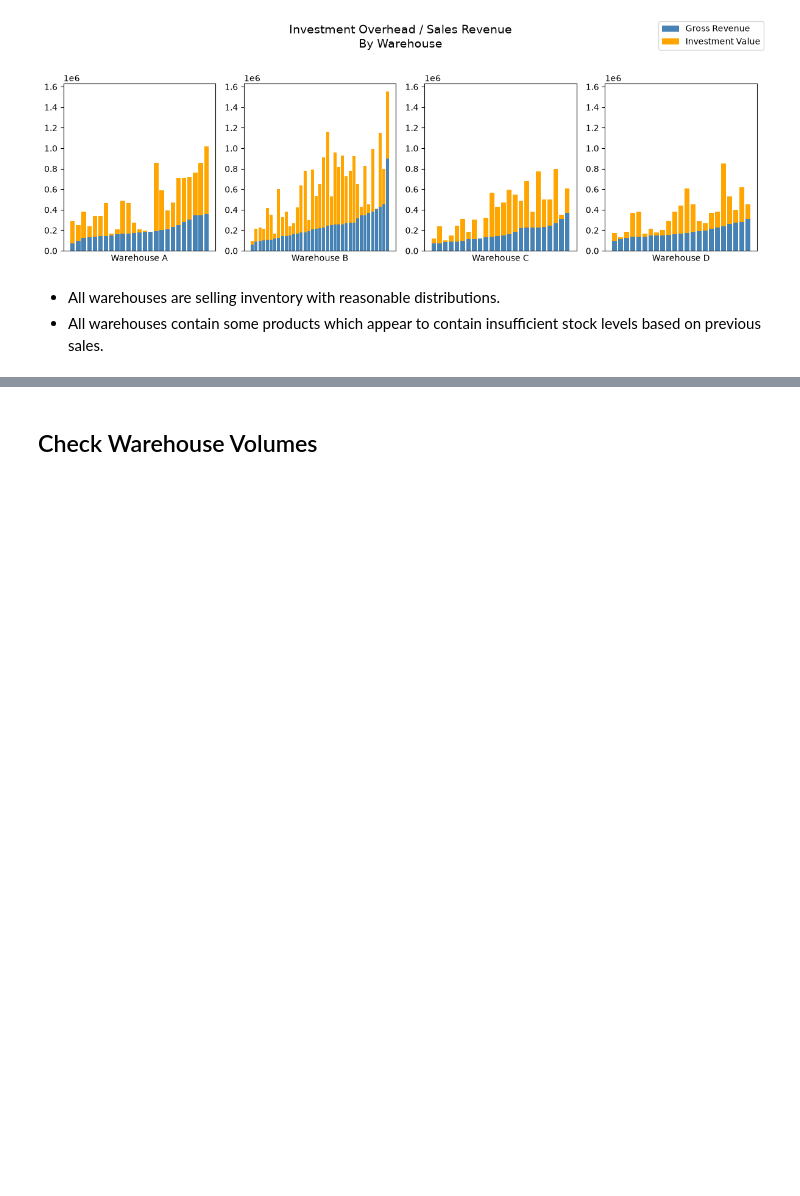
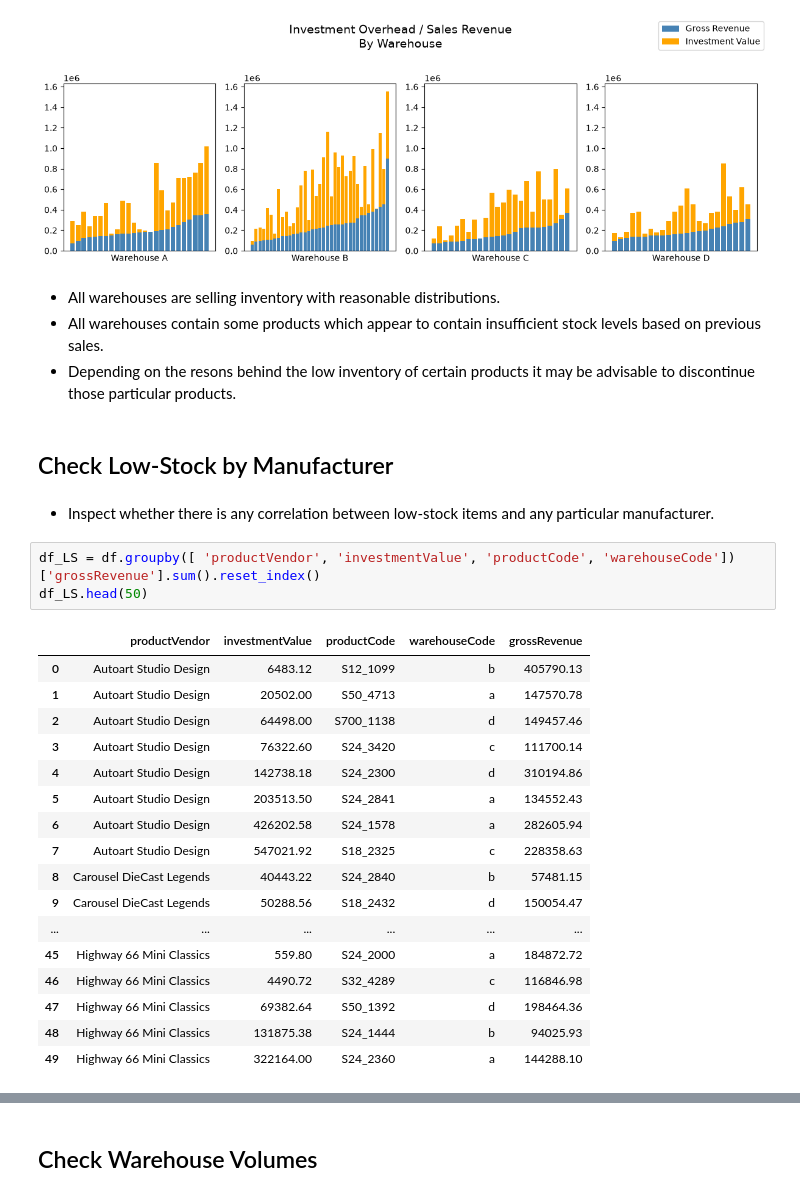
Before and after one commit to BCPMcustom/courseraSQL, a Jupyter notebook: Course#10/MintClassics.ipynb, the cells around one changed output, grey strips where cells are left out. Cells and saved outputs as stored; diff of their text form; blank space fills up the shorter version.

```diff
--- a/Course#10/MintClassics.ipynb
+++ b/Course#10/MintClassics.ipynb
@@ -166,3 +167,29 @@ plt.close('all')
 # %% [markdown]
 - All warehouses are selling inventory with reasonable distributions.
 - All warehouses contain some products which appear to contain insufficient stock levels based on previous sales.
+- Depending on the resons behind the low inventory of certain products it may be advisable to discontinue those particular products.
+# %% [markdown]
+## Check Low-Stock by Manufacturer
+# %% [markdown]
+- Inspect whether there is any correlation between low-stock items and any particular manufacturer.
+# %%
+df_LS = df.groupby([ 'productVendor', 'investmentValue', 'productCode', 'warehouseCode'])['grossRevenue'].sum().reset_index()
+df_LS.head(50)
+# %% [output]
+|  | productVendor | investmentValue | productCode | warehouseCode | grossRevenue |
+| 0 | Autoart Studio Design | 6483.12 | S12_1099 | b | 405790.13 |
+| 1 | Autoart Studio Design | 20502.00 | S50_4713 | a | 147570.78 |
+| 2 | Autoart Studio Design | 64498.00 | S700_1138 | d | 149457.46 |
+| 3 | Autoart Studio Design | 76322.60 | S24_3420 | c | 111700.14 |
+| 4 | Autoart Studio Design | 142738.18 | S24_2300 | d | 310194.86 |
+| 5 | Autoart Studio Design | 203513.50 | S24_2841 | a | 134552.43 |
+| 6 | Autoart Studio Design | 426202.58 | S24_1578 | a | 282605.94 |
+| 7 | Autoart Studio Design | 547021.92 | S18_2325 | c | 228358.63 |
+| 8 | Carousel DieCast Legends | 40443.22 | S24_2840 | b | 57481.15 |
+| 9 | Carousel DieCast Legends | 50288.56 | S18_2432 | d | 150054.47 |
+| ... | ... | ... | ... | ... | ... |
+| 45 | Highway 66 Mini Classics | 559.80 | S24_2000 | a | 184872.72 |
+| 46 | Highway 66 Mini Classics | 4490.72 | S32_4289 | c | 116846.98 |
+| 47 | Highway 66 Mini Classics | 69382.64 | S50_1392 | d | 198464.36 |
+| 48 | Highway 66 Mini Classics | 131875.38 | S24_1444 | b | 94025.93 |
+| 49 | Highway 66 Mini Classics | 322164.00 | S24_2360 | a | 144288.10 |
```
Also changed, not shown: parts of 11 cells of this notebook, 2 other files.
